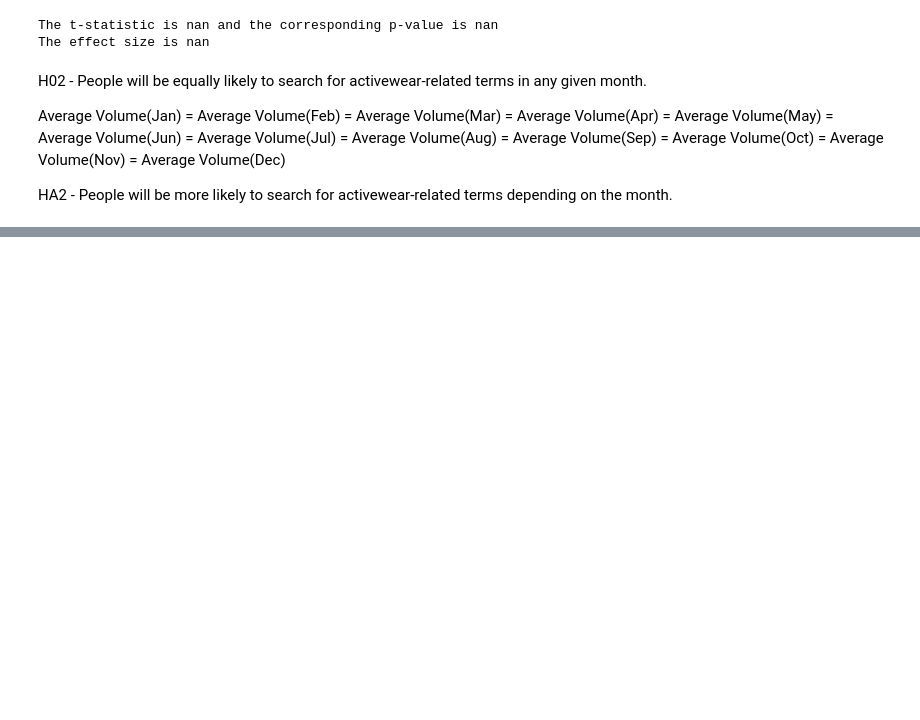
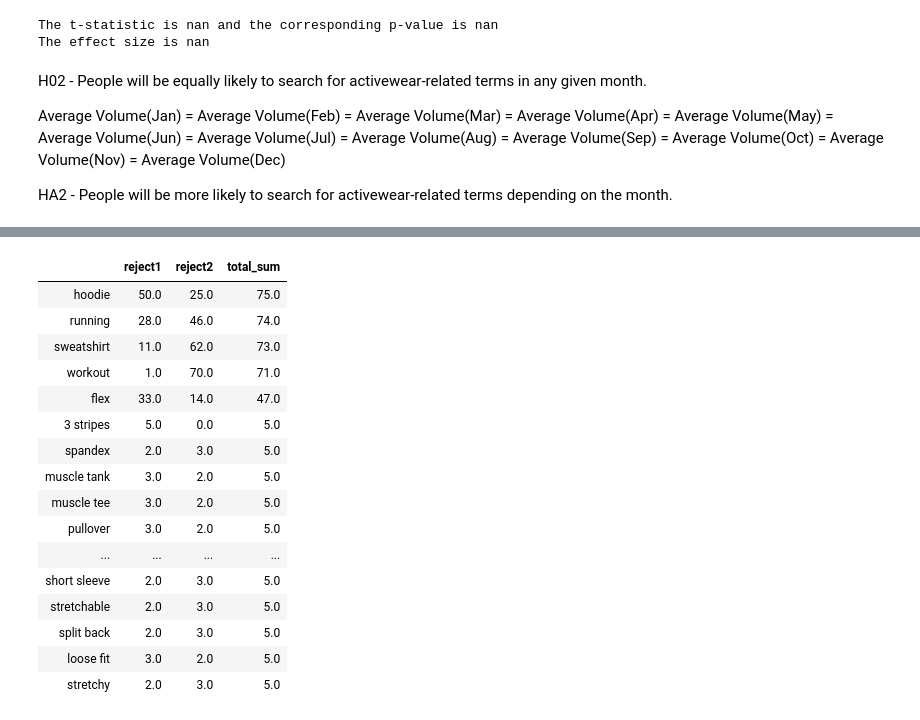
Before and after one commit to alexwcheng/athleisure-advertising, a Jupyter notebook: data_cleaning.ipynb, the cells around one changed output, grey strips where cells are left out. Saved outputs shown, nothing was run; the diff lists cells and outputs as text; code cells hidden in the pictures; blank space fills up the shorter version.

```diff
--- a/data_cleaning.ipynb
+++ b/data_cleaning.ipynb
@@ -588,0 +826,2 @@ HA2 - People will be more likely to search for activewear-related terms dependin
+# %%
+df = pd.concat([df2,df3], axis=1)
@@ -588,0 +836,3 @@ HA2 - People will be more likely to search for activewear-related terms dependin
+# %%
+df = df.fillna(0)
+df
@@ -588,0 +863,3 @@ HA2 - People will be more likely to search for activewear-related terms dependin
+# %%
+df.columns = ['reject1', 'reject2']
+df
@@ -588,0 +880,22 @@ HA2 - People will be more likely to search for activewear-related terms dependin
+# %%
+df['total_sum'] = df.reject1 + df.reject2
+# %%
+df.sort_values('total_sum',ascending=False).head(20)
+# %% [output]
+|  | reject1 | reject2 | total_sum |
+| hoodie | 50.0 | 25.0 | 75.0 |
+| running | 28.0 | 46.0 | 74.0 |
+| sweatshirt | 11.0 | 62.0 | 73.0 |
+| workout | 1.0 | 70.0 | 71.0 |
+| flex | 33.0 | 14.0 | 47.0 |
+| 3 stripes | 5.0 | 0.0 | 5.0 |
+| spandex | 2.0 | 3.0 | 5.0 |
+| muscle tank | 3.0 | 2.0 | 5.0 |
+| muscle tee | 3.0 | 2.0 | 5.0 |
+| pullover | 3.0 | 2.0 | 5.0 |
+| ... | ... | ... | ... |
+| short sleeve | 2.0 | 3.0 | 5.0 |
+| stretchable | 2.0 | 3.0 | 5.0 |
+| split back | 2.0 | 3.0 | 5.0 |
+| loose fit | 3.0 | 2.0 | 5.0 |
+| stretchy | 2.0 | 3.0 | 5.0 |
```
Also changed, not shown: parts of 22 cells of this notebook.
